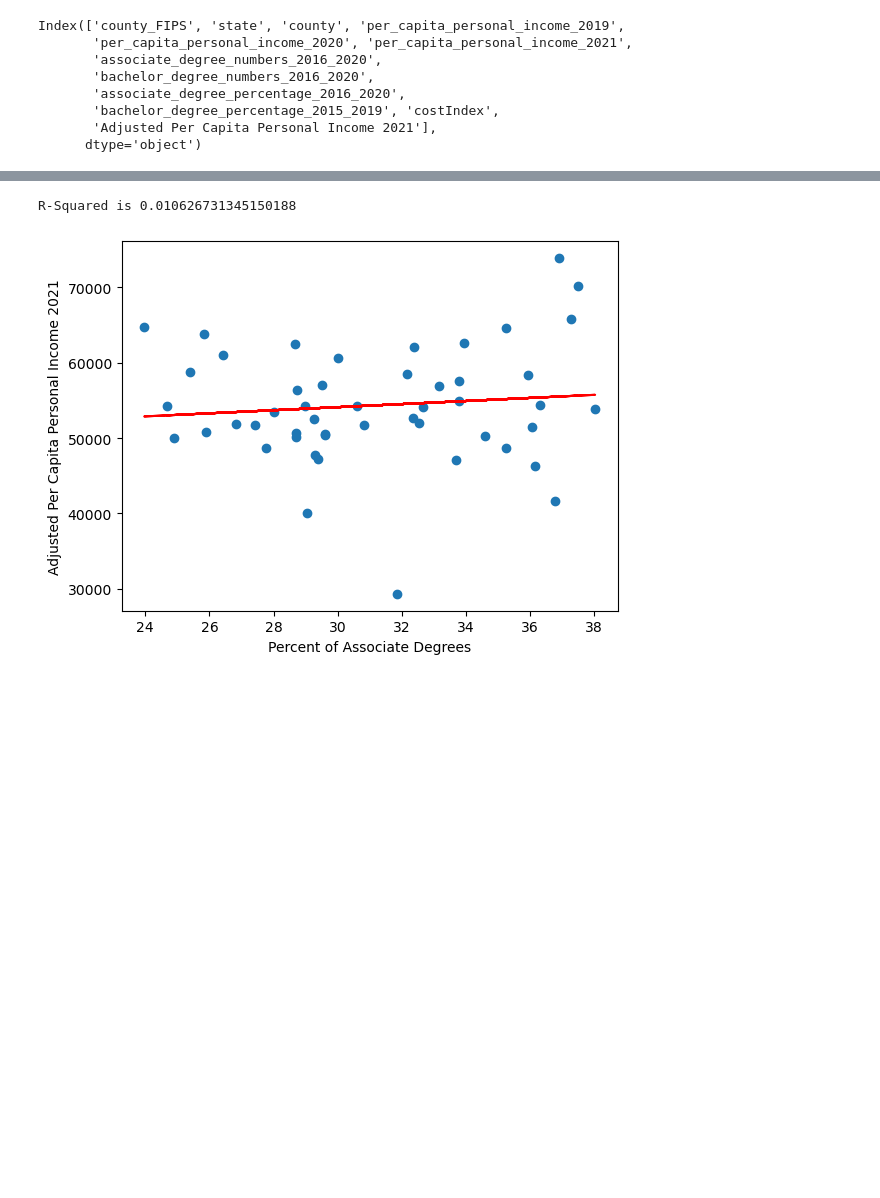
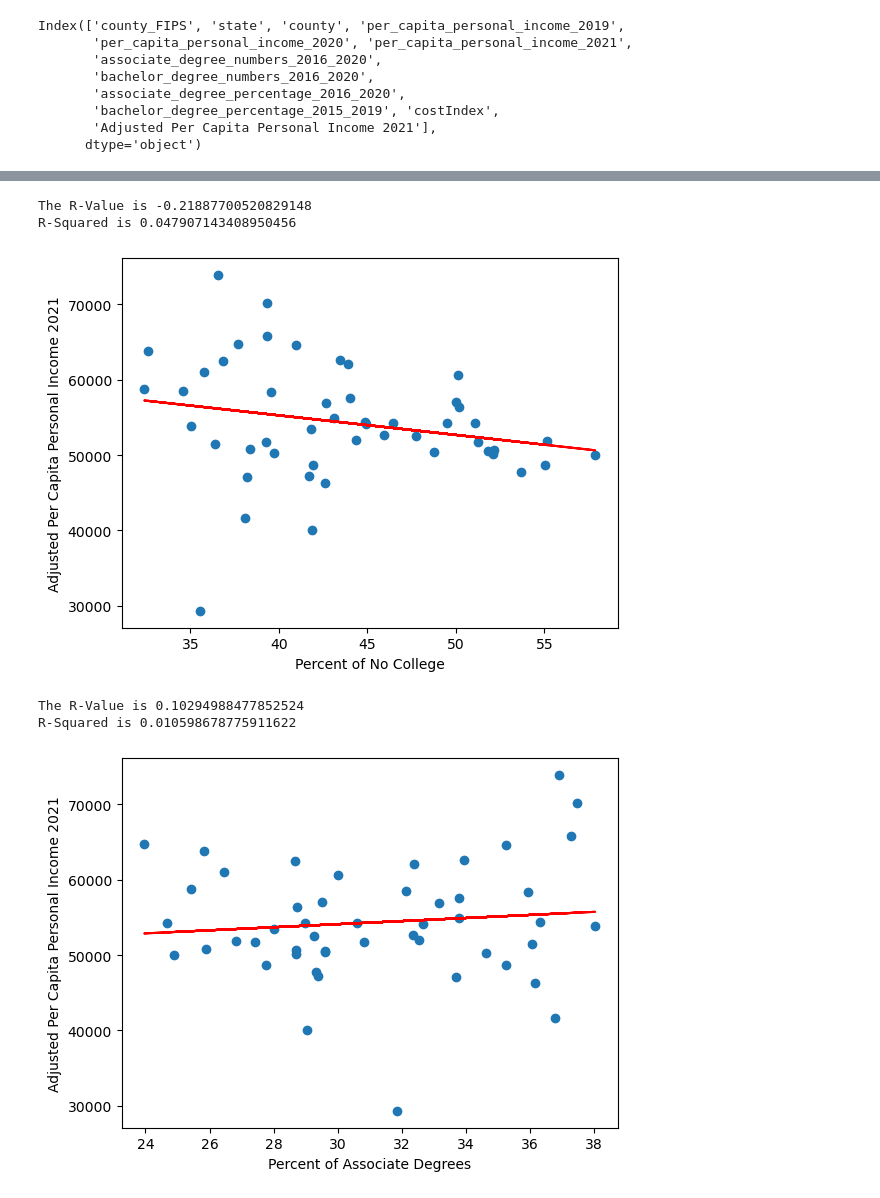
Before and after one commit to Amyebaker/Project1, a Jupyter notebook: Project1_Analysis.ipynb, the cells around one changed output, grey strips where cells are left out. Cells and saved outputs as stored; diff of their text form; code cells hidden in the pictures; blank space fills up the shorter version.

```diff
--- a/Project1_Analysis.ipynb
+++ b/Project1_Analysis.ipynb
@@ -206 +220,18 @@ state_avgs = final_df.groupby(["state"]).mean()
+# %%
+### NO COLLEGE ###
+(slope, interecept,rvalue,pvalue,stderr) = stats.linregress(state_avgs["Percent of No College"],state_avgs["Adjusted Per Capita Personal Income 2021"])
+y_pred = slope*state_avgs["Percent of No College"]+interecept
+# %%
+plt.scatter(state_avgs["Percent of No College"],state_avgs["Adjusted Per Capita Personal Income 2021"])
+x_axis = state_avgs["Percent of No College"]
+plt.plot(x_axis,y_pred,color="red")
+plt.xlabel("Percent of No College")
+plt.ylabel("Adjusted Per Capita Personal Income 2021")
+print(f'The R-Value is {rvalue}')
+print(f'R-Squared is {rvalue**2}')
+plt.show()
+# %% [output]
+The R-Value is -0.21887700520829148
+R-Squared is 0.047907143408950456
+[figure, added]
 # %%
@@ -213,9 +245,11 @@ x_axis = state_avgs["Percent of Associate Degrees"]
 plt.plot(x_axis,y_pred,color="red")
 plt.xlabel("Percent of Associate Degrees")
 plt.ylabel("Adjusted Per Capita Personal Income 2021")
+print(f'The R-Value is {rvalue}')
 print(f'R-Squared is {rvalue**2}')
 plt.show()
 # %% [output]
-R-Squared is 0.010626731345150188
+The R-Value is 0.10294988477852524
+R-Squared is 0.010598678775911622
 [figure]
 # %%
```
Also changed, not shown: parts of 8 cells of this notebook.
